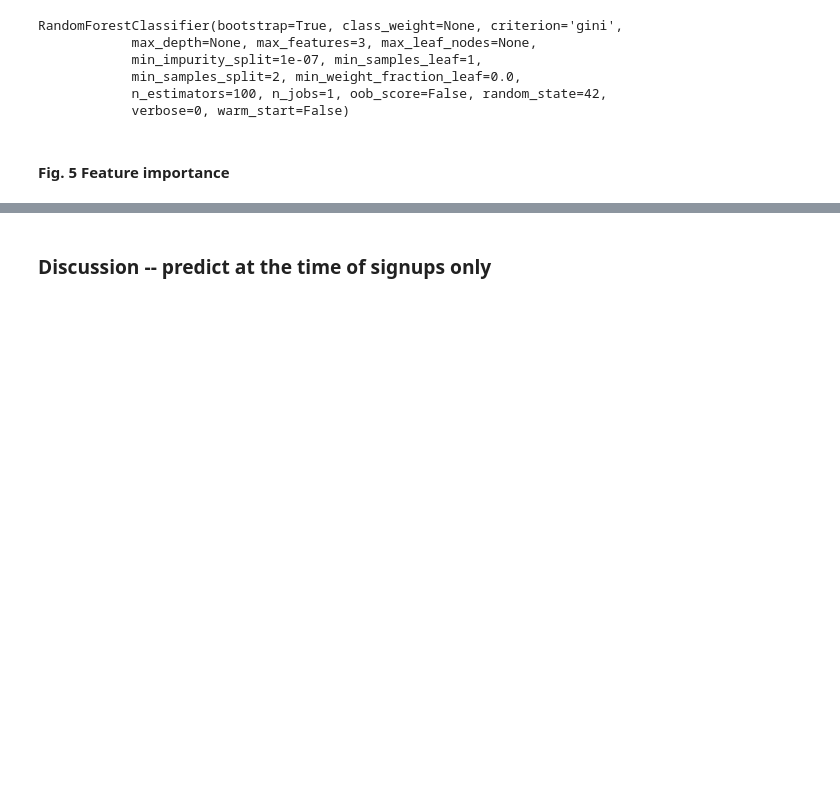
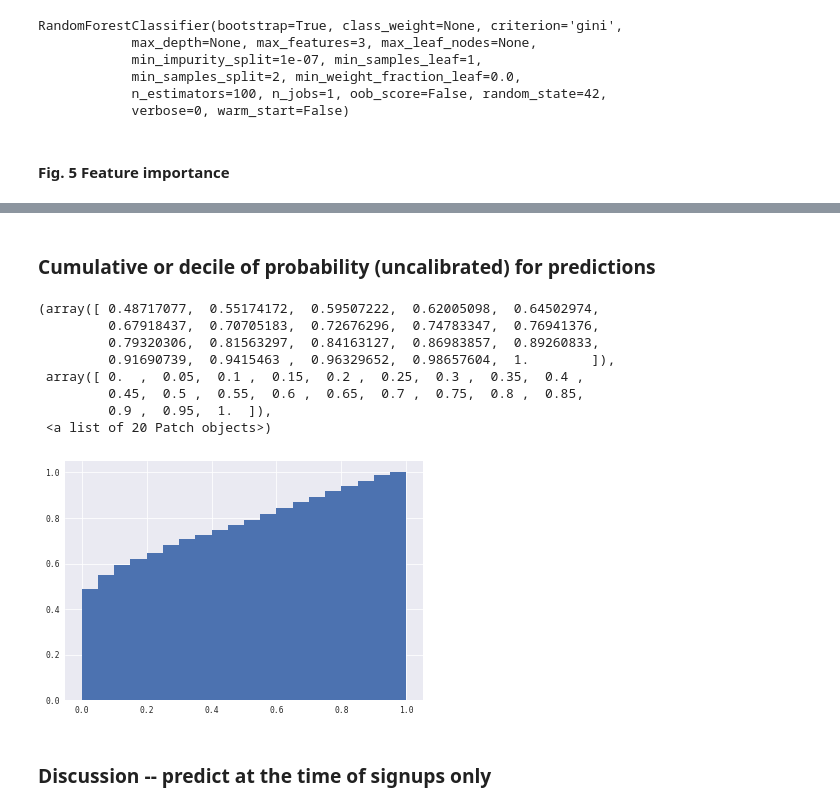
Before and after one commit to yuwei2341/PYSCRP, a Jupyter notebook: EDA.ipynb, the cells around one changed output, grey strips where cells are left out. Saved outputs shown, nothing was run; the diff lists cells and outputs as text; code cells hidden in the pictures; blank space fills up the shorter version.

```diff
--- a/EDA.ipynb
+++ b/EDA.ipynb
@@ -608,3 +673,18 @@ ml.plot_importance(importances, feature_names, ax)
+# %% [markdown]
+### Cumulative or decile of probability (uncalibrated) for predictions
+# %%
+fig, axes = plt.subplots()
+axes.hist(score, bins=20, normed=True, cumulative='True')
+# %% [output]
+(array([ 0.48717077,  0.55174172,  0.59507222,  0.62005098,  0.64502974,
+         0.67918437,  0.70705183,  0.72676296,  0.74783347,  0.76941376,
+         0.79320306,  0.81563297,  0.84163127,  0.86983857,  0.89260833,
+         0.91690739,  0.9415463 ,  0.96329652,  0.98657604,  1.        ]),
+ array([ 0.  ,  0.05,  0.1 ,  0.15,  0.2 ,  0.25,  0.3 ,  0.35,  0.4 ,
+         0.45,  0.5 ,  0.55,  0.6 ,  0.65,  0.7 ,  0.75,  0.8 ,  0.85,
+         0.9 ,  0.95,  1.  ]),
+ <a list of 20 Patch objects>)
+[figure, added]
 # %% [markdown]
 ### Discussion -- predict at the time of signups only
 # %% [markdown]
```
Also changed, not shown: parts of 16 cells of this notebook, 2 other files.
